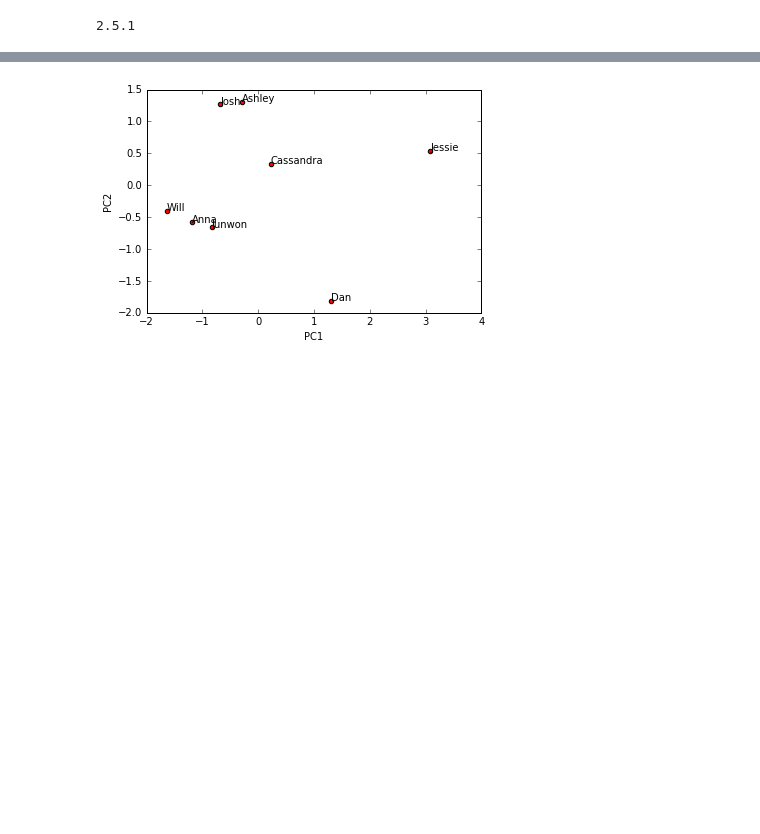
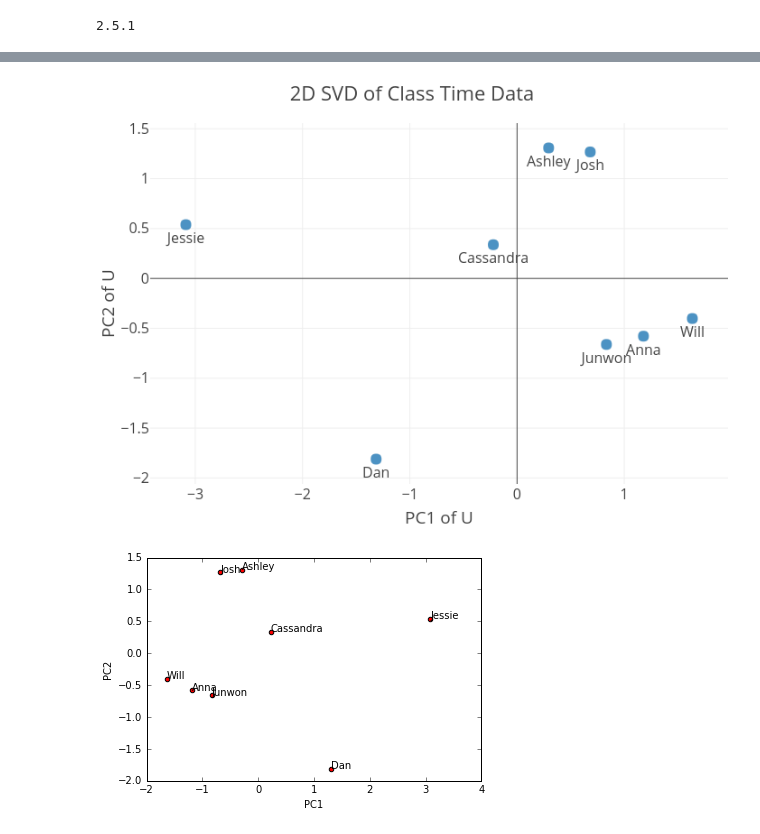
Before and after one commit to coverney/Linearity1-PCA, a Jupyter notebook: Time Example.ipynb, the cells around one changed output, grey strips where cells are left out. Cells and saved outputs as stored; diff of their text form; code cells hidden in the pictures; blank space fills up the shorter version.

```diff
--- a/Time Example.ipynb
+++ b/Time Example.ipynb
@@ -191,3 +215,12 @@ Matrix W:
  [ 0.28674255  0.88206604]
  [ 0.52259242 -0.44376272]
  [ 0.54893776 -0.13177356]]
+# %%
+matrix_w2 = np.hstack((eig_pairs2[0][1].reshape(4,1),
+                      eig_pairs2[1][1].reshape(4,1)))
+
+# matrix_w = np.hstack((eig_pairs[0][2].reshape(4,1),
+#                       eig_pairs[1][2].reshape(4,1)))
+
+print('Matrix W:\n', matrix_w2)
+# print('Matrix T:\n', matrix_t)
@@ -203,3 +242,6 @@ array([[ 1.31393695, -1.81107891],
        [-1.17863658, -0.57869702],
        [ 3.08790988,  0.53911809],
        [-0.29453319,  1.30814229]])
+# %%
+Y2 = X_std.T.dot(matrix_w2)
+Y2
@@ -255,3 +313,50 @@ py.iplot(fig, filename='2d-PCA')
+# %%
+import plotly.graph_objs as go
+
+traces = []
+
+trace1 = go.Scatter(
+    x=Y2[:,0],
+    y=Y2[:,1],
+    mode='markers+text',
+    text=['Dan', 'Cassandra', 'Will', 'Josh', 'Junwon', 'Anna', 'Jessie', 'Ashley'],
+    textposition='bottom',
+    marker=Marker(
+            size=12,
+            line=Line(
+                color='rgba(217, 217, 217, 0.14)',
+                width=0.5),
+            opacity=0.8))
+
+traces.append(trace1)
+
+
+data = Data(traces)
+
+# layout = go.Layout(
+#     margin=dict(
+#         l=0,
+#         r=0,
+#         b=0,
+#         t=0
+#     )
+# )
+layout = Layout(showlegend=False,
+                xaxis=dict(title='PC1 of U',),
+                yaxis=dict(title='PC2 of U',),
+                title='2D SVD of Class Time Data',
+                margin=dict(t=50, b=50, r=0, l=60, autoexpand=False),
+                font=dict(size=16)
+                )
+
+fig = go.Figure(data=data, layout=layout)
+# py.iplot(fig, filename='2d-PCA')
+py.image.save_as(fig, filename='SVD_class.png')
+
+from IPython.display import Image
+Image('SVD_class.png')
+# %% [output]
+[figure, added]
 # %%
 import matplotlib.pyplot as plt
 import numpy as np
```
Also changed, not shown: parts of 8 cells of this notebook, 4 other files.
